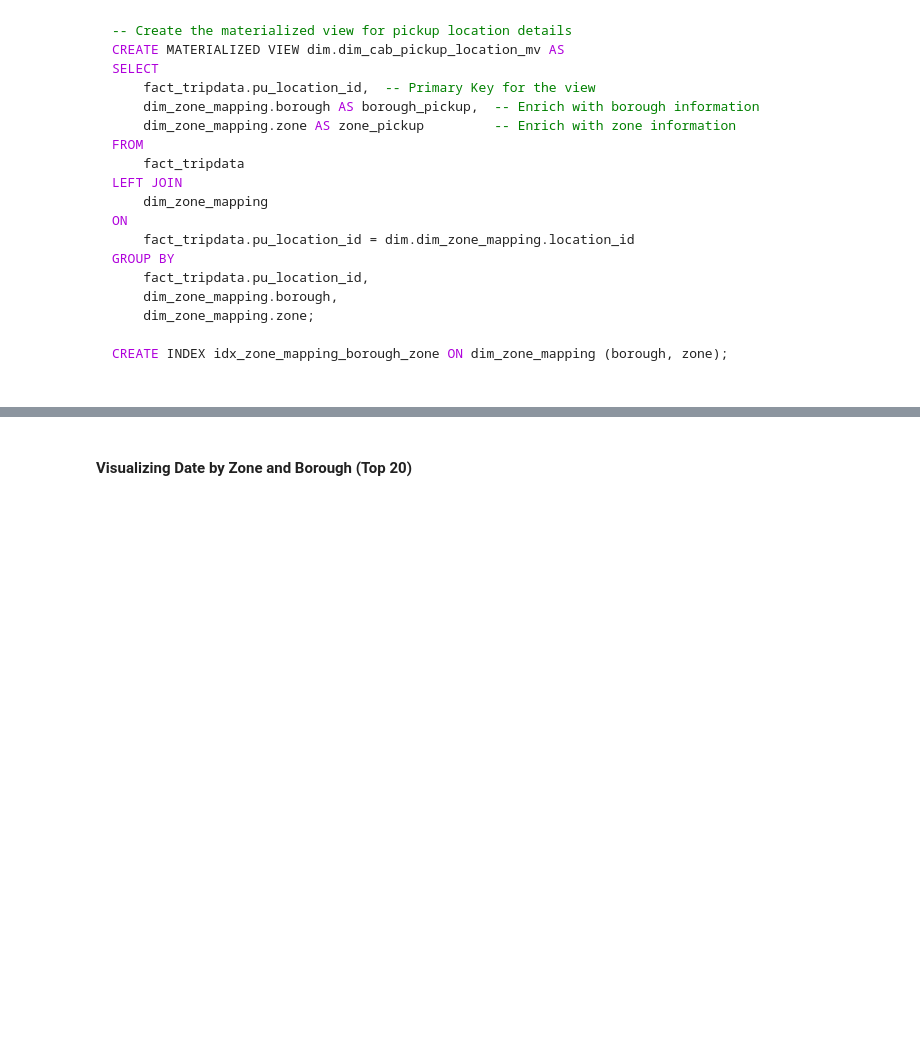
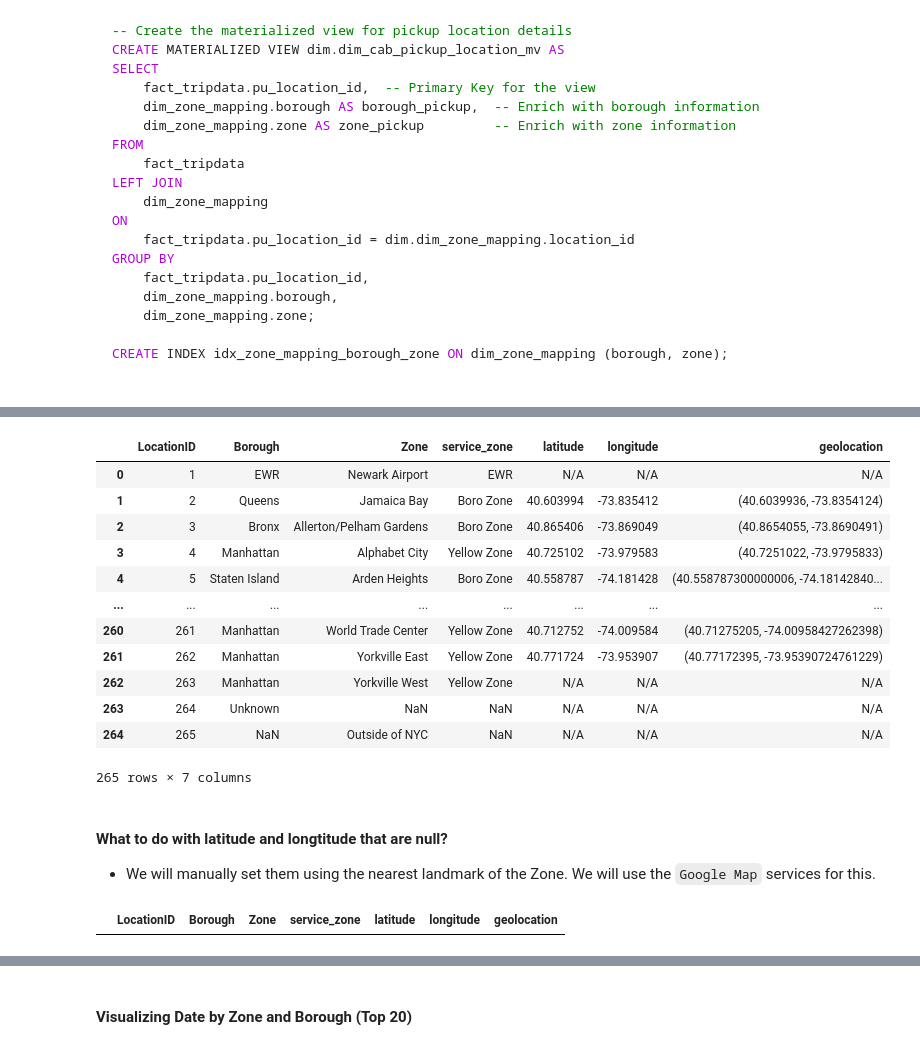
Before and after one commit to nimbly-dev/nyctripdata_project, a Jupyter notebook: examples/nyc_tripdata_poc/poc_notebook.ipynb, the cells around one changed output, grey strips where cells are left out. Saved outputs shown, nothing was run; the diff lists cells and outputs as text; code cells hidden in the pictures; blank space fills up the shorter version.

Commit message:
DATAENG-11: Create Dashboards using dim MV values (#18)
Co-authored-by: Altheo Saquilayan <altheo.saquilayan@exist.com>

```diff
--- a/examples/nyc_tripdata_poc/poc_notebook.ipynb
+++ b/examples/nyc_tripdata_poc/poc_notebook.ipynb
@@ -303,0 +372,20 @@ CREATE INDEX idx_zone_mapping_borough_zone ON dim_zone_mapping (borough, zone);
+# %%
+df_zone_csv
+# %% [output]
+|  | LocationID | Borough | Zone | service_zone | latitude | longitude | geolocation |
+| 0 | 1 | EWR | Newark Airport | EWR | N/A | N/A | N/A |
+| 1 | 2 | Queens | Jamaica Bay | Boro Zone | 40.603994 | -73.835412 | (40.6039936, -73.8354124) |
+| 2 | 3 | Bronx | Allerton/Pelham Gardens | Boro Zone | 40.865406 | -73.869049 | (40.8654055, -73.8690491) |
+| 3 | 4 | Manhattan | Alphabet City | Yellow Zone | 40.725102 | -73.979583 | (40.7251022, -73.9795833) |
+| 4 | 5 | Staten Island | Arden Heights | Boro Zone | 40.558787 | -74.181428 | (40.558787300000006, -74.18142840... |
+| ... | ... | ... | ... | ... | ... | ... | ... |
+| 260 | 261 | Manhattan | World Trade Center | Yellow Zone | 40.712752 | -74.009584 | (40.71275205, -74.00958427262398) |
+| 261 | 262 | Manhattan | Yorkville East | Yellow Zone | 40.771724 | -73.953907 | (40.77172395, -73.95390724761229) |
+| 262 | 263 | Manhattan | Yorkville West | Yellow Zone | N/A | N/A | N/A |
+| 263 | 264 | Unknown | NaN | NaN | N/A | N/A | N/A |
+| 264 | 265 | NaN | Outside of NYC | NaN | N/A | N/A | N/A |
+265 rows × 7 columns
+# %% [markdown]
+#### What to do with latitude and longtitude that are null?
+
+- We will manually set them using the nearest landmark of the Zone. We will use the `Google Map` services for this.
@@ -303,0 +394,4 @@ CREATE INDEX idx_zone_mapping_borough_zone ON dim_zone_mapping (borough, zone);
+# %%
+zones_no_latitude_longtitude
+# %% [output]
+|  | LocationID | Borough | Zone | service_zone | latitude | longitude | geolocation |
```
Also changed, not shown: parts of 9 cells of this notebook, 21 other files.
